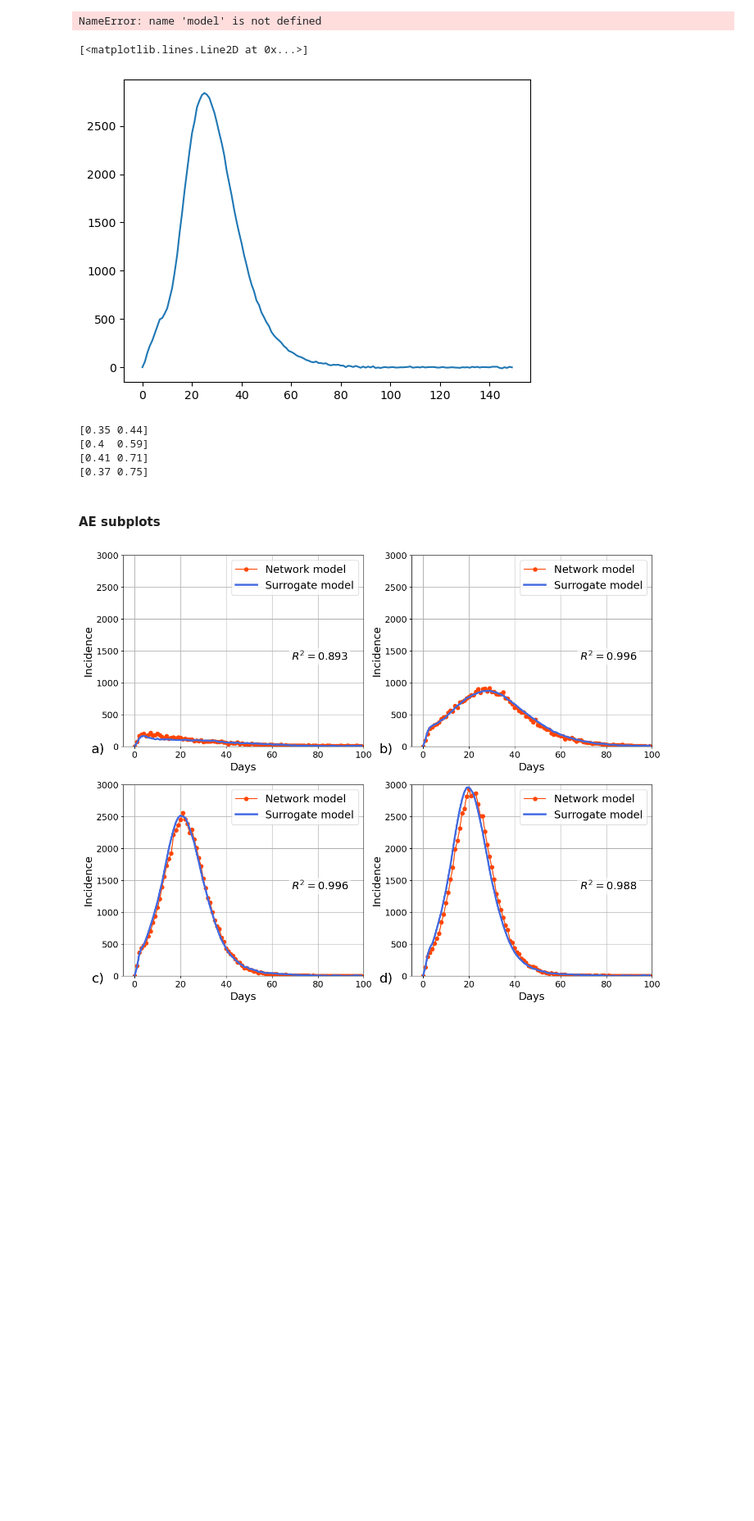
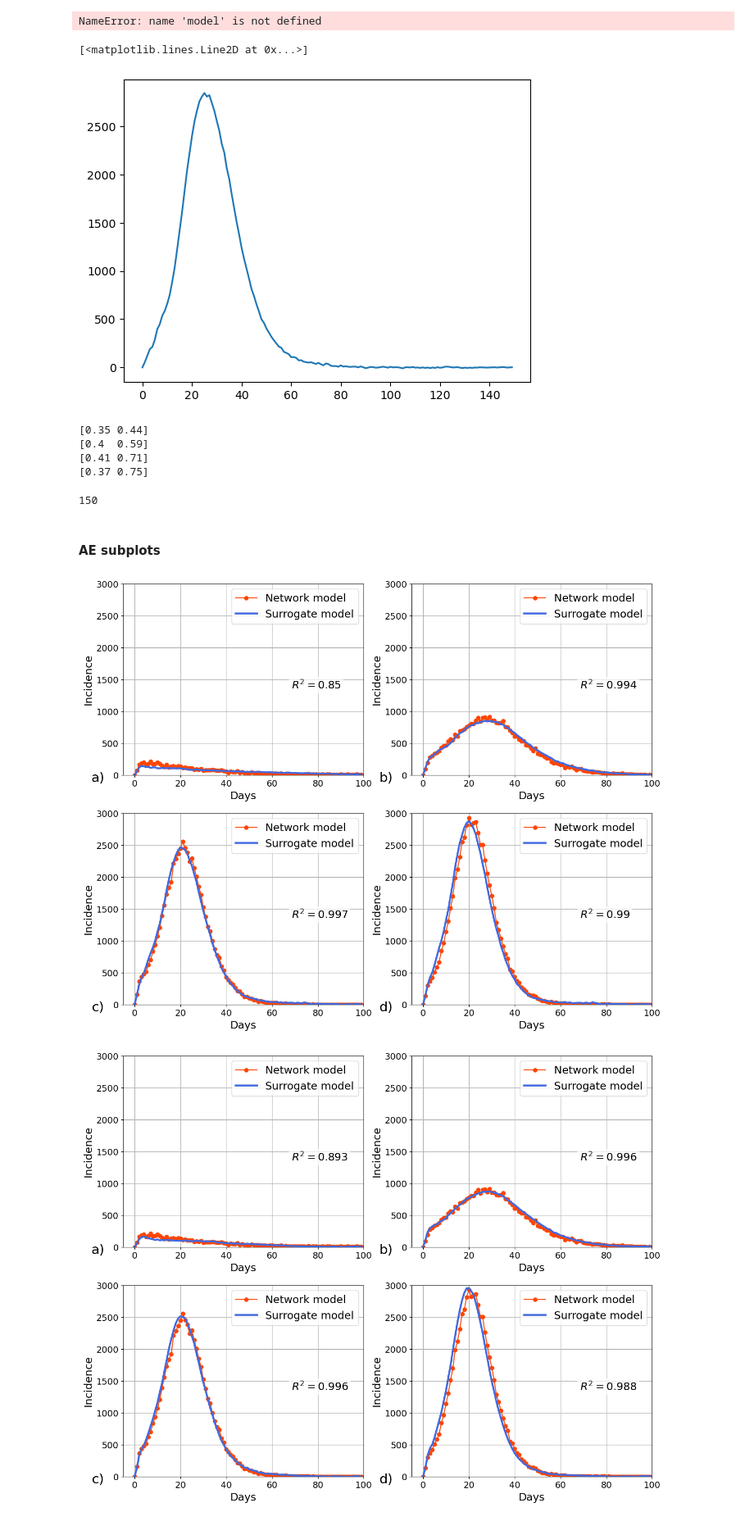
Before and after one commit to Mpkosh/hybrid_surrogate, a Jupyter notebook: notebooks/autoencoder_network_model.ipynb, the cells around one changed output. Shown at 82% size. Drawn from its saved outputs; the diff is of its cells as text; code cells hidden in the pictures; blank space fills up the shorter version.

```diff
--- a/notebooks/autoencoder_network_model.ipynb
+++ b/notebooks/autoencoder_network_model.ipynb
@@ -315,0 +333,7 @@ Autoencoder(
+# %%
+# Saving
+# torch.save(ae, '../models/autoencoder.pt')
+
+# Loading
+ae = torch.load('../models/autoencoder_barabasi_100k_n.pt', weights_only=False)
+ae.eval()
@@ -324,7 +365,7 @@ NameError: name 'model' is not defined
 plt.plot(ae(torch.tensor([0.1, 0.95])).detach().numpy())
 # %% [output]
 [<matplotlib.lines.Line2D at 0x...>]
-[figure, old version]
+[figure, new version]
 # %%
 test_indices = [11,7,1,15]
 for elem in test_indices:
@@ -337,5 +403,51 @@ for elem in test_indices:
+# %%
+len(data.iloc[0,-1])
+# %% [output]
+150
 # %% [markdown]
 #### AE subplots
+# %%
+fontsize = 14
+test_indices = [11,7,1,15]
+rows = 2
+cols = 2
+fig, ax = plt.subplots(rows, cols, figsize=(15, 12))
+
+labels = ['a)', 'b)', 'c)', 'd)']
+counter = 0
+cut = 100
+for row in range(rows):
+    for col in range(cols):
+        surrogate_sim = predict(ae, X_test[test_indices[counter]]).numpy()
+        r2 = r2_score(y_test[test_indices[counter]], surrogate_sim)
+
+        ax[row][col].plot(y_test[test_indices[counter]][:cut], label='Network model', marker='o', color='OrangeRed')
+        ax[row][col].plot(surrogate_sim[:cut], lw=3, color='RoyalBlue', label='Surrogate model')
+
+        ax[row][col].set_xlabel('Days', fontsize=1.2*fontsize)
+        ax[row][col].set_ylabel('Incidence', fontsize=1.2*fontsize)
+        ax[row][col].set_ylim(0, 3000)
+        ax[row][col].set_xlim(-5, 100)
+        ax[row][col].tick_params(axis='both', which='major', labelsize=fontsize)
+        ax[row][col].legend(fontsize=1.2*fontsize)
+        ax[row][col].grid()
+        # ax[row][col].set_title(r'$R^2={}$'.format(round(r2, 3)), fontsize=1.2*fontsize)
+
+        # Add subplot label outside the top-left corner
+        ax[row][col].annotate(labels[counter], xy=(0, 0), xycoords='axes fraction',
+                              xytext=(-30, -10), textcoords='offset points',
+                              fontsize=1.5*fontsize, ha='right', va='baseline')
+        ax[row][col].text(0.7, 0.5, r'$R^2={}$'.format(round(r2, 3)), transform=ax[row][col].transAxes,
+                          fontsize=1.2*fontsize, verticalalignment='top',
+                          bbox=dict(facecolor='white', edgecolor='none', alpha=0.7))
+
+        counter += 1
+
+
+#fig.savefig(r'../figures/ae_{}_network_subplots_point_estimation.pdf'.format(network_type), bbox_inches='tight')
+#fig.savefig(r'../figures/ae_{}_network_subplots_point_estimation.png'.format(network_type), dpi=600, bbox_inches='tight')
+# %% [output]
+[figure, added]
 # %%
 fontsize = 14
 test_indices = [11,7,1,15]
```
Also changed, not shown: parts of 27 cells of this notebook, 43 other files.
